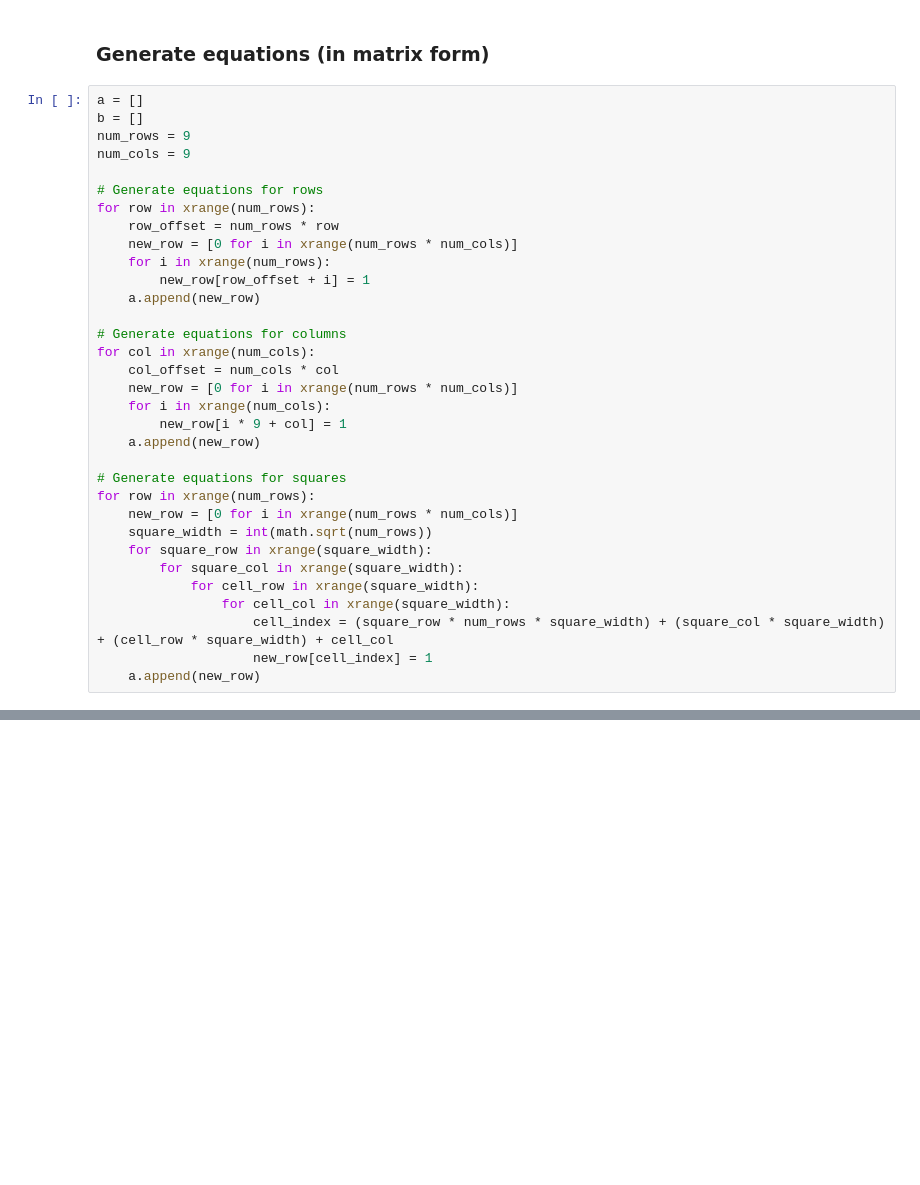
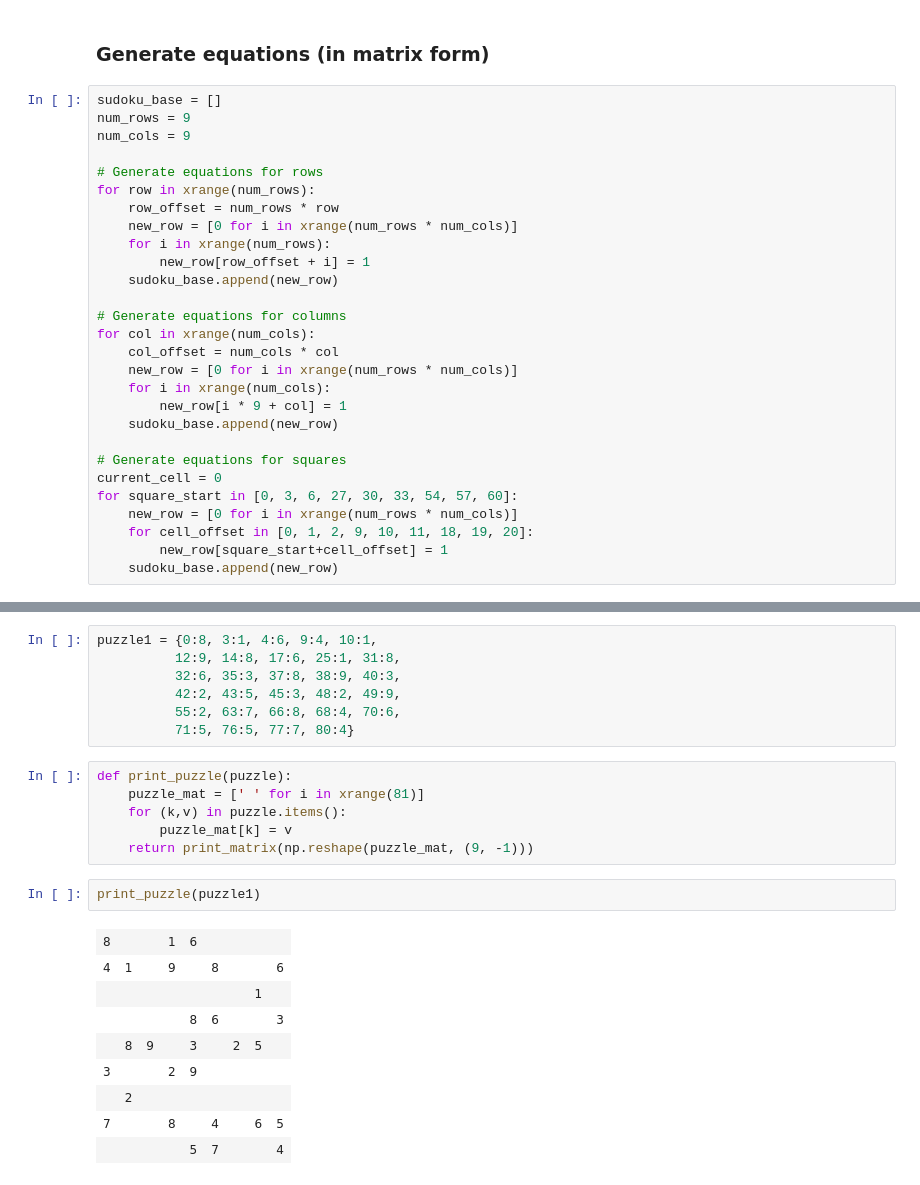
Before and after one commit to calebmadrigal/math-with-python, a Jupyter notebook: Sudoku.ipynb, the cells around one changed output, grey strips where cells are left out. Cells and saved outputs as stored; diff of their text form; blank space fills up the shorter version.

```diff
--- a/Sudoku.ipynb
+++ b/Sudoku.ipynb
@@ -206,8 +206,7 @@ print_matrix(s9x9)
 # %% [markdown]
 ### Generate equations (in matrix form)
 # %%
-a = []
-b = []
+sudoku_base = []
 num_rows = 9
 num_cols = 9
 
@@ -217,7 +216,7 @@ for row in xrange(num_rows):
     new_row = [0 for i in xrange(num_rows * num_cols)]
     for i in xrange(num_rows):
         new_row[row_offset + i] = 1
-    a.append(new_row)
+    sudoku_base.append(new_row)
 
 # Generate equations for columns
 for col in xrange(num_cols):
@@ -225,17 +224,13 @@ for col in xrange(num_cols):
     new_row = [0 for i in xrange(num_rows * num_cols)]
     for i in xrange(num_cols):
         new_row[i * 9 + col] = 1
-    a.append(new_row)
+    sudoku_base.append(new_row)
 
 # Generate equations for squares
-for row in xrange(num_rows):
+current_cell = 0
+for square_start in [0, 3, 6, 27, 30, 33, 54, 57, 60]:
     new_row = [0 for i in xrange(num_rows * num_cols)]
-    square_width = int(math.sqrt(num_rows))
-    for square_row in xrange(square_width):
-        for square_col in xrange(square_width):
-            for cell_row in xrange(square_width):
-                for cell_col in xrange(square_width):
-                    cell_index = (square_row * num_rows * square_width) + (square_col * square_width) + (cell_row * square_width) + cell_col
-                    new_row[cell_index] = 1
-    a.append(new_row)
+    for cell_offset in [0, 1, 2, 9, 10, 11, 18, 19, 20]:
+        new_row[square_start+cell_offset] = 1
+    sudoku_base.append(new_row)
 # %%
@@ -259,0 +255,25 @@ print_matrix(a)
+# %%
+puzzle1 = {0:8, 3:1, 4:6, 9:4, 10:1,
+          12:9, 14:8, 17:6, 25:1, 31:8,
+          32:6, 35:3, 37:8, 38:9, 40:3,
+          42:2, 43:5, 45:3, 48:2, 49:9,
+          55:2, 63:7, 66:8, 68:4, 70:6,
+          71:5, 76:5, 77:7, 80:4}
+# %%
+def print_puzzle(puzzle):
+    puzzle_mat = [' ' for i in xrange(81)]
+    for (k,v) in puzzle.items():
+        puzzle_mat[k] = v
+    return print_matrix(np.reshape(puzzle_mat, (9, -1)))
+# %%
+print_puzzle(puzzle1)
+# %% [output]
+| 8 |  |  | 1 | 6 |  |  |  |  |
+| 4 | 1 |  | 9 |  | 8 |  |  | 6 |
+|  |  |  |  |  |  |  | 1 |  |
+|  |  |  |  | 8 | 6 |  |  | 3 |
+|  | 8 | 9 |  | 3 |  | 2 | 5 |  |
+| 3 |  |  | 2 | 9 |  |  |  |  |
+|  | 2 |  |  |  |  |  |  |  |
+| 7 |  |  | 8 |  | 4 |  | 6 | 5 |
+|  |  |  |  | 5 | 7 |  |  | 4 |
```
Also changed, not shown: parts of 14 cells of this notebook, 1 other file.
